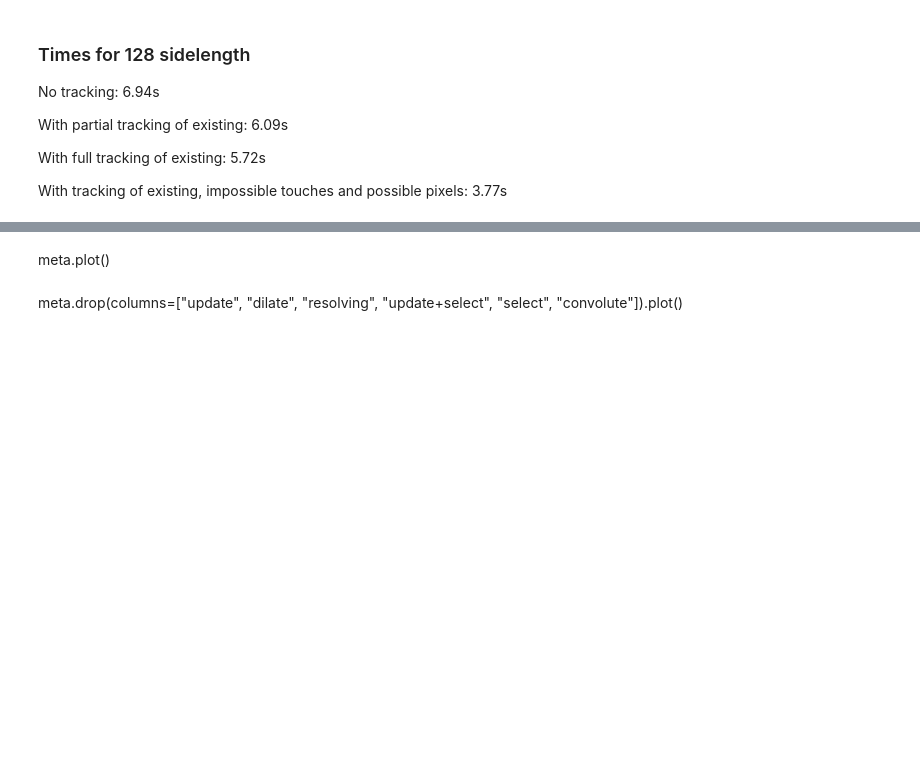
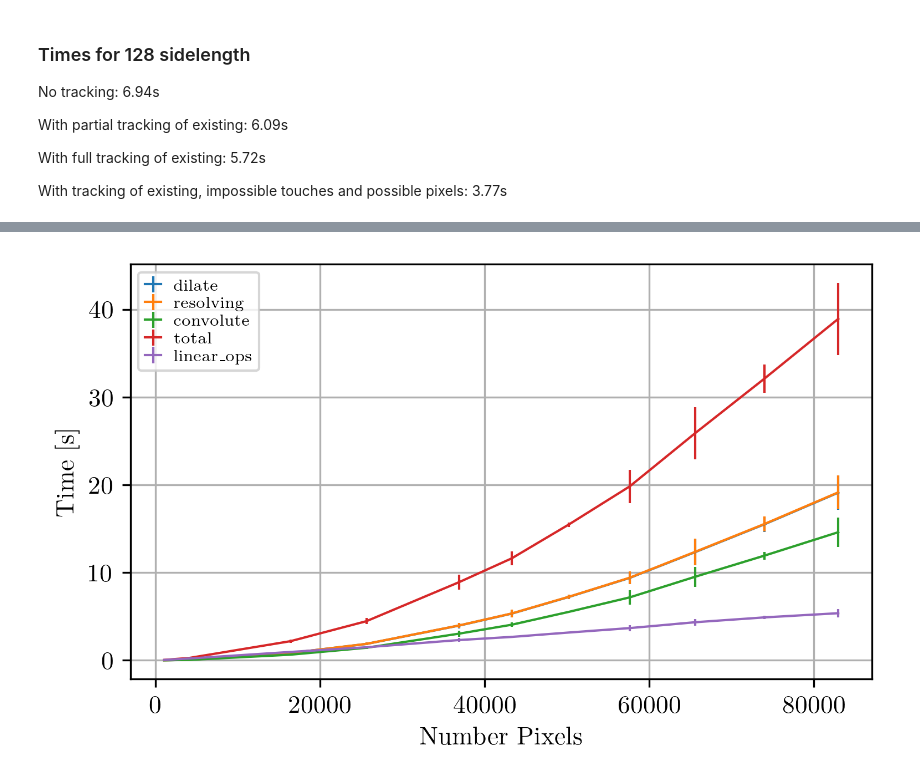
Before and after one commit to flaport/inverse_design, a Jupyter notebook: notebooks/09_local_generator.ipynb, the cells around one changed output, grey strips where cells are left out. Cells and saved outputs as stored; diff of their text form; code cells hidden in the pictures; blank space fills up the shorter version.

```diff
--- a/notebooks/09_local_generator.ipynb
+++ b/notebooks/09_local_generator.ipynb
@@ -603,6 +613,28 @@ meta = meta.drop(columns=["features"])
 # %%
 #df.to_pickle("timing.pkl")
-# %% [markdown]
-meta.plot()
-# %% [markdown]
-meta.drop(columns=["update", "dilate", "resolving", "update+select", "select", "convolute"]).plot()
+# %%
+df = pd.read_pickle("../resources/timing.pkl")
+# %%
+df["pixels"] = df["features"]**2*16**2
+df["total"] = df["update"]+df["select"]
+linear = ["local_dilate", "local_required", "local_resolving", "existing", "impossible", "possible", "valid", "free"]
+df["linear_ops"] = df[linear].sum(axis="columns")
+exclude = ["features", "required", "update+select", "features_sq", "update", "select"]
+df = df.drop(columns=exclude)
+
+t_mean = df.groupby("pixels").agg(np.mean)
+t_std = df.groupby("pixels").agg(np.std)
+# %%
+def plot_timing(t_mean, t_std):
+  for ((col_mean,val_mean), (col_std, val_std)) in zip(t_mean.items(), t_std.items()):
+      plt.errorbar(val_mean.index, val_mean, val_std*2, label=col_mean)
+      #t_mean.drop(columns=linear).plot(y="mean", yerr="std")
+      plt.ylabel("Time [s]")
+      plt.xlabel("Number Pixels")
+# %%
+plt.figure(constrained_layout=True)
+plot_timing(t_mean.drop(columns=linear), t_std.drop(columns=linear))
+plt.legend()
+plt.savefig("total_time.png")
+# %% [output]
+[figure, added]
```
Also changed, not shown: parts of 10 cells of this notebook, 10 other files.
